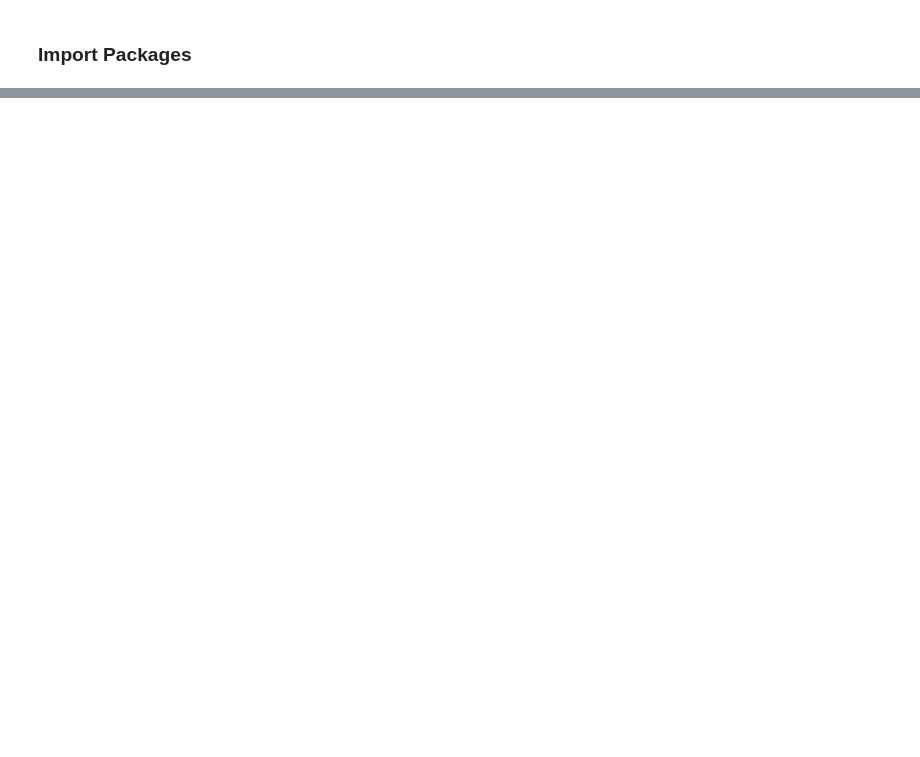
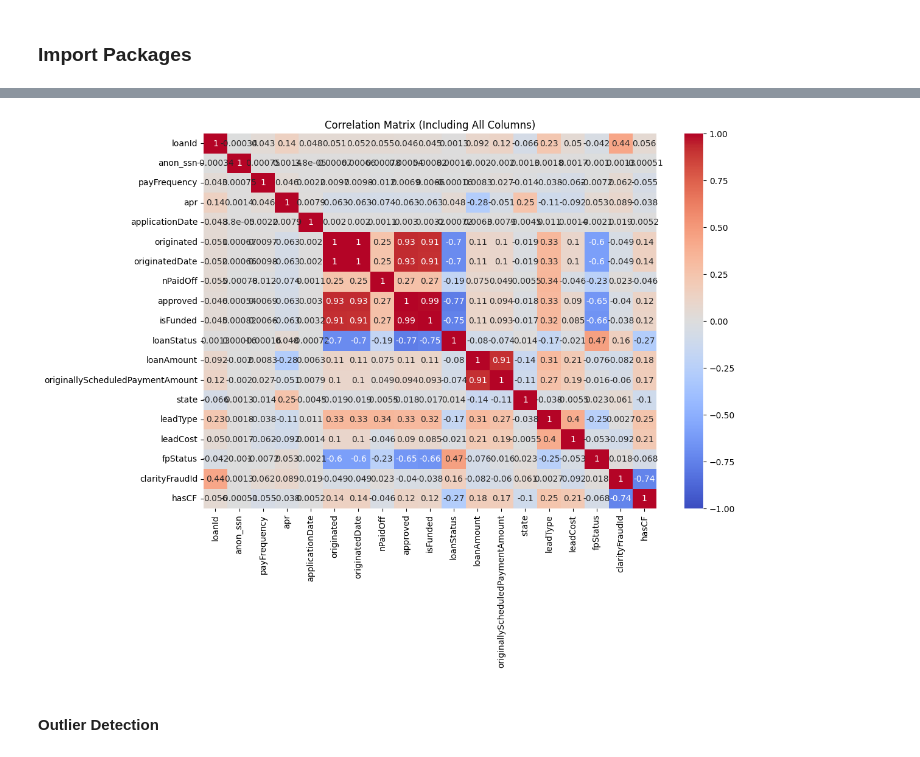
Before and after one commit to birehan/Loan-Risk-Prediction-Pipeline, a Jupyter notebook: notebooks/eda.ipynb, the cells around one changed output, grey strips where cells are left out. Cells and saved outputs as stored; diff of their text form; code cells hidden in the pictures; blank space fills up the shorter version.

```diff
--- a/notebooks/eda.ipynb
+++ b/notebooks/eda.ipynb
@@ -607,0 +21,3 @@ clarity_dict[["fieldName_in_file", "Column Name", " Type", "Description"]].to_di
+# %%
+loan_filepath = "../data/loan.csv"
+loan_df = DataExtractor.extract_csv(file_path=loan_filepath)
@@ -607,0 +37,3 @@ clarity_dict[["fieldName_in_file", "Column Name", " Type", "Description"]].to_di
+# %%
+eda = EDAAnalyzer(loan_df)
+pre_processor = DataPreprocessor(loan_df)
@@ -607,0 +188,3 @@ clarity_dict[["fieldName_in_file", "Column Name", " Type", "Description"]].to_di
+# %%
+eda = EDAAnalyzer(pre_processor.get_preprocessed_data())
+eda.missing_values_analysis()
@@ -607,0 +206,3 @@ clarity_dict[["fieldName_in_file", "Column Name", " Type", "Description"]].to_di
+# %%
+eda.correlation_matrix_all_columns()
+# %% [output]
@@ -607,0 +218,3 @@ clarity_dict[["fieldName_in_file", "Column Name", " Type", "Description"]].to_di
+[figure, added]
+# %% [markdown]
+#### Outlier Detection
```
Also changed, not shown: parts of 95 cells of this notebook, 26 other files.
